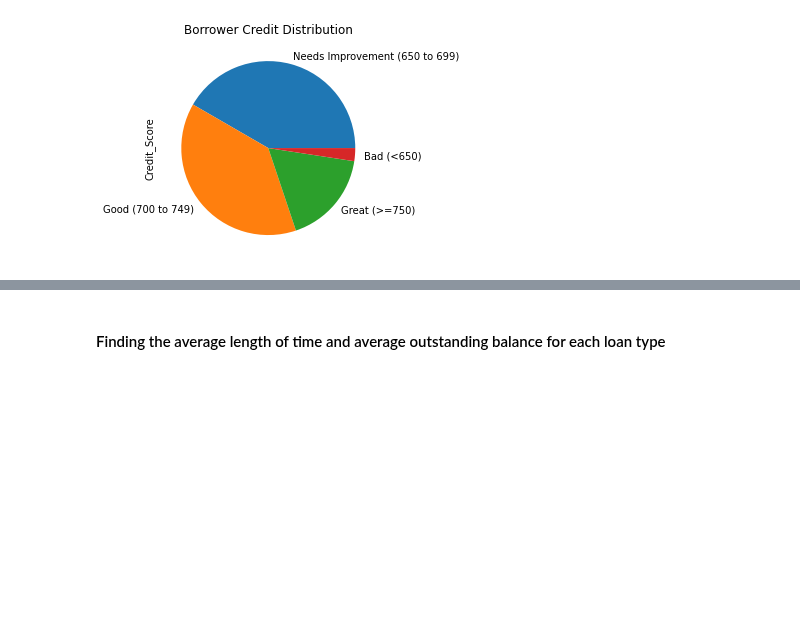
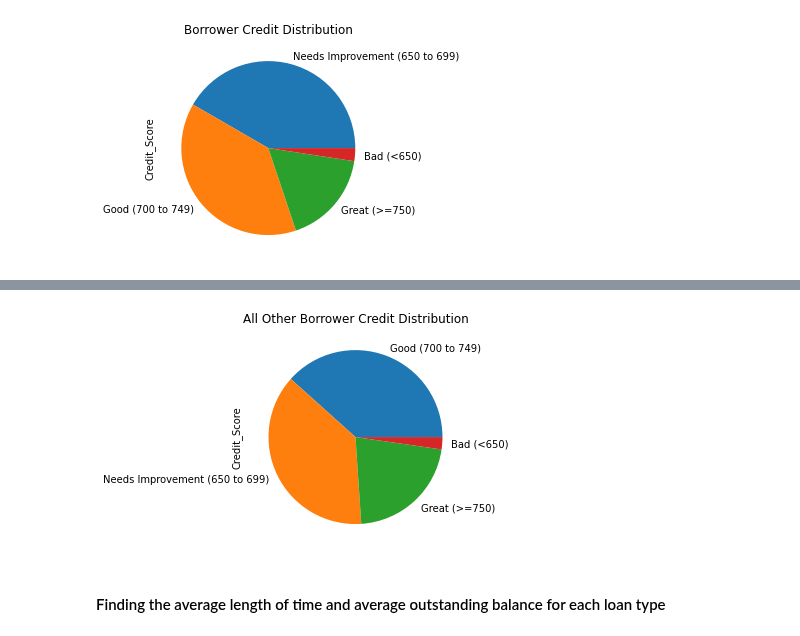
Before and after one commit to paulywog13/loan_data_analysis, a Jupyter notebook: Loan_Data_Analysis.ipynb, the cells around one changed output, grey strips where cells are left out. Saved outputs shown, nothing was run; the diff lists cells and outputs as text; code cells hidden in the pictures; blank space fills up the shorter version.

```diff
--- a/Loan_Data_Analysis.ipynb
+++ b/Loan_Data_Analysis.ipynb
@@ -166,0 +221,3 @@ sb_credit_plot = sb_borrower_credit.plot.pie(title = "Small Business Borrower Cr
+# %%
+all_other_df= loan_data.loc[loan_data["Loan_Type"] == 'all_other']
+all_other_df.head(5)
@@ -167,3 +231,11 @@ sb_credit_plot = sb_borrower_credit.plot.pie(title = "Small Business Borrower Cr
+# %%
+# Count the number of borrowers per scoring bin
+ao_borrower_credit =all_other_df["Credit_Score"].value_counts()
+
+# Create a barplot to show the loan numbers
+ao_credit_plot = ao_borrower_credit.plot.pie(title = "All Other Borrower Credit Distribution")
+# %% [output]
+[figure, added]
 # %% [markdown]
 #### Finding the average length of time and average outstanding balance for each loan type
 # %%
```
Also changed, not shown: parts of 25 cells of this notebook.
